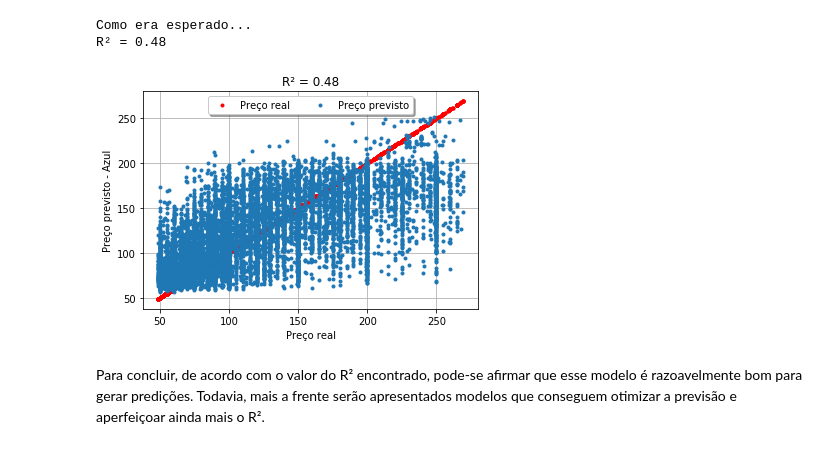
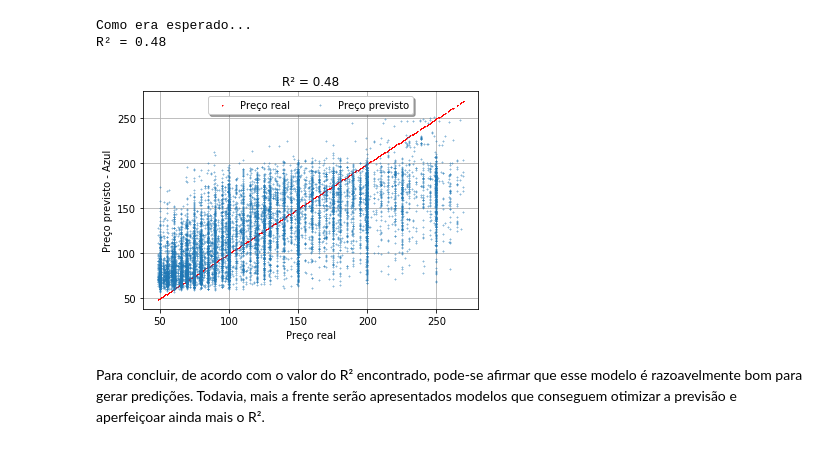
Before and after one commit to cicerotcv/P3_CienciaDados_2019.2, a Jupyter notebook: 00 dataset_airbnb.ipynb, the cells around one changed output. Cells and saved outputs as stored; diff of their text form; code cells hidden in the pictures.

```diff
--- a/00 dataset_airbnb.ipynb
+++ b/00 dataset_airbnb.ipynb
@@ -523,7 +515,7 @@ Expliquem seus respectivos modelos aqui.... comentem cada parte do código!
 time_init = time()
 
 lin_reg = LinearRegression()
-lin_reg.fit(airbnb_prepared, airbnb_labels)
+lin_reg.fit(X_train, y_train)
 
 time_exit = time()
 print("Tempo gasto: {:.2f} segundos".format(time_exit - time_init))
@@ -715,16 +728,16 @@ Como era esperado...
 R² = 0.48
 # %%
 ax = plt.subplot(111)
-plt.plot(y_test, y_test, 'r.', label='Preço real')
-plt.plot(y_test, airbnb_predictions, '.', label='Preço previsto')
+plt.plot(y_test, y_test, 'r+', label='Preço real', markersize=1)
+plt.plot(y_test, airbnb_predictions, '+', label='Preço previsto', markersize=2, alpha=0.5)
 plt.grid(True)
-plt.title("R² = 0.48")
+plt.title("R² = {:.2f}".format(r2_knn))
 plt.xlabel("Preço real")
 plt.ylabel("Preço previsto - Azul")
 ax.legend(loc='upper center', bbox_to_anchor=(0.5, 1.00), shadow=True, ncol=2)
 plt.show()
 # %% [output]
-[figure, old version]
+[figure, new version]
 # %% [markdown]
 Para concluir, de acordo com o valor do R² encontrado, pode-se afirmar que esse modelo é razoavelmente bom para gerar predições. Todavia, mais a frente serão apresentados modelos que conseguem otimizar a previsão e aperfeiçoar ainda mais o R².
 # %% [markdown]
```
Also changed, not shown: parts of 32 cells of this notebook, 3 other files.
